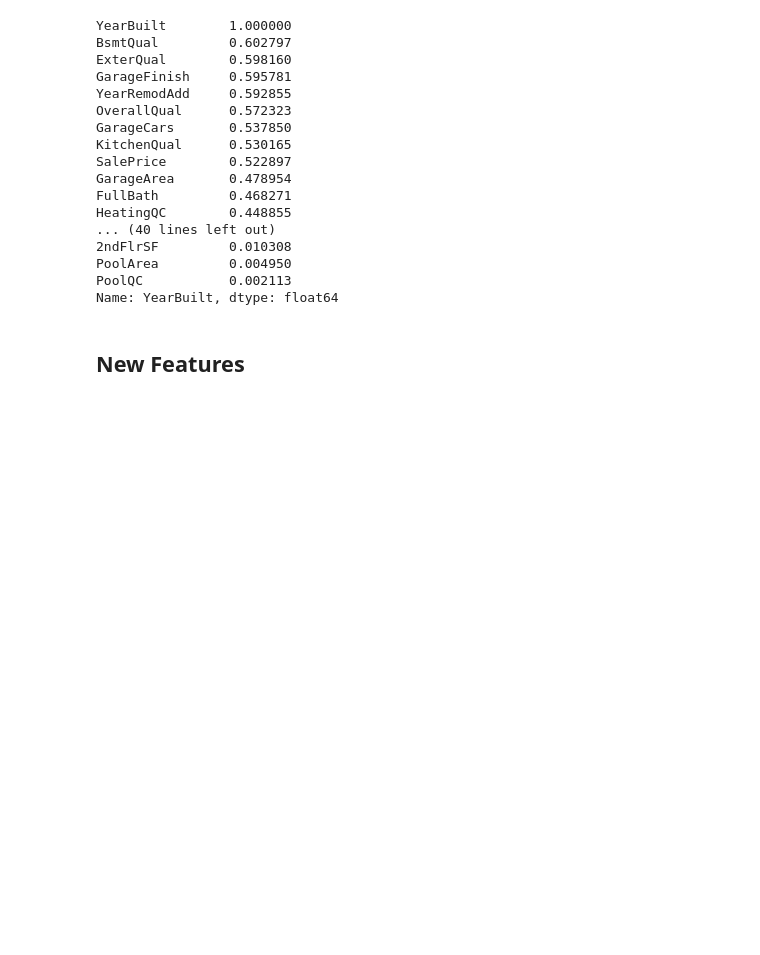
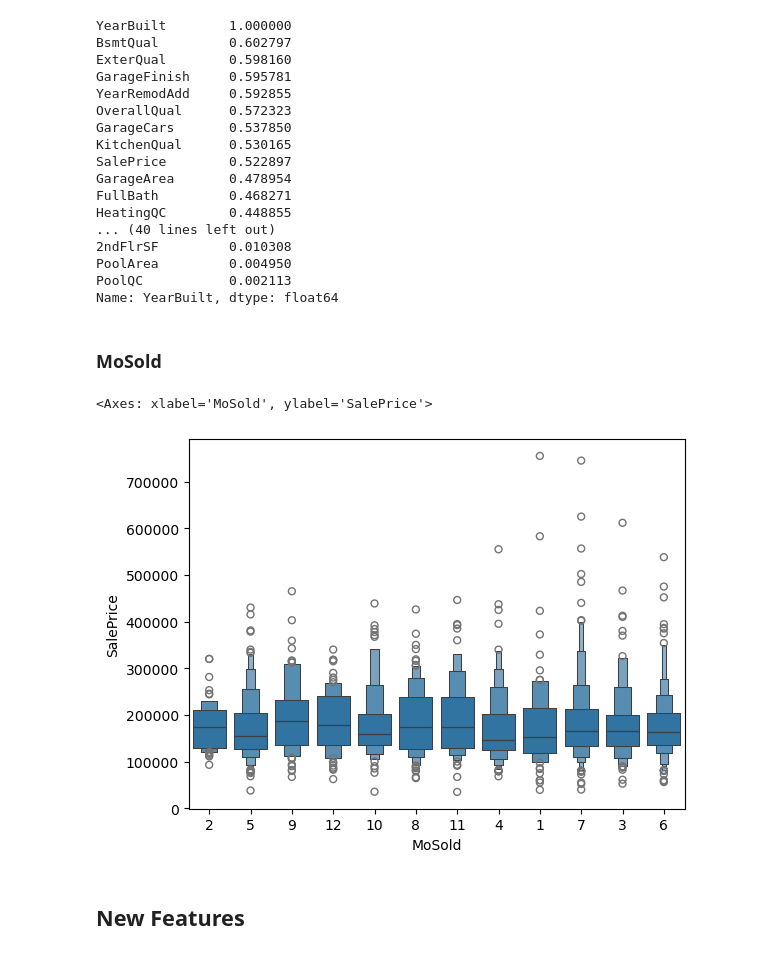
Before and after one commit to Chocomilkteaa/House-Prices, a Jupyter notebook: eda2.ipynb, the cells around one changed output. Drawn from its saved outputs; the diff is of its cells as text; code cells hidden in the pictures; blank space fills up the shorter version.

```diff
--- a/eda2.ipynb
+++ b/eda2.ipynb
@@ -544,6 +551,13 @@ HeatingQC        0.448855
 PoolArea         0.004950
 PoolQC           0.002113
 Name: YearBuilt, dtype: float64
+# %% [markdown]
+### MoSold
+# %%
+sns.boxenplot(x=train_data['MoSold'].astype(str), y=train_data['SalePrice'])
+# %% [output]
+<Axes: xlabel='MoSold', ylabel='SalePrice'>
+[figure, added]
 # %% [markdown]
 ## New Features
 # %% [markdown]
```
Also changed, not shown: parts of 6 cells of this notebook, 1 other file.
